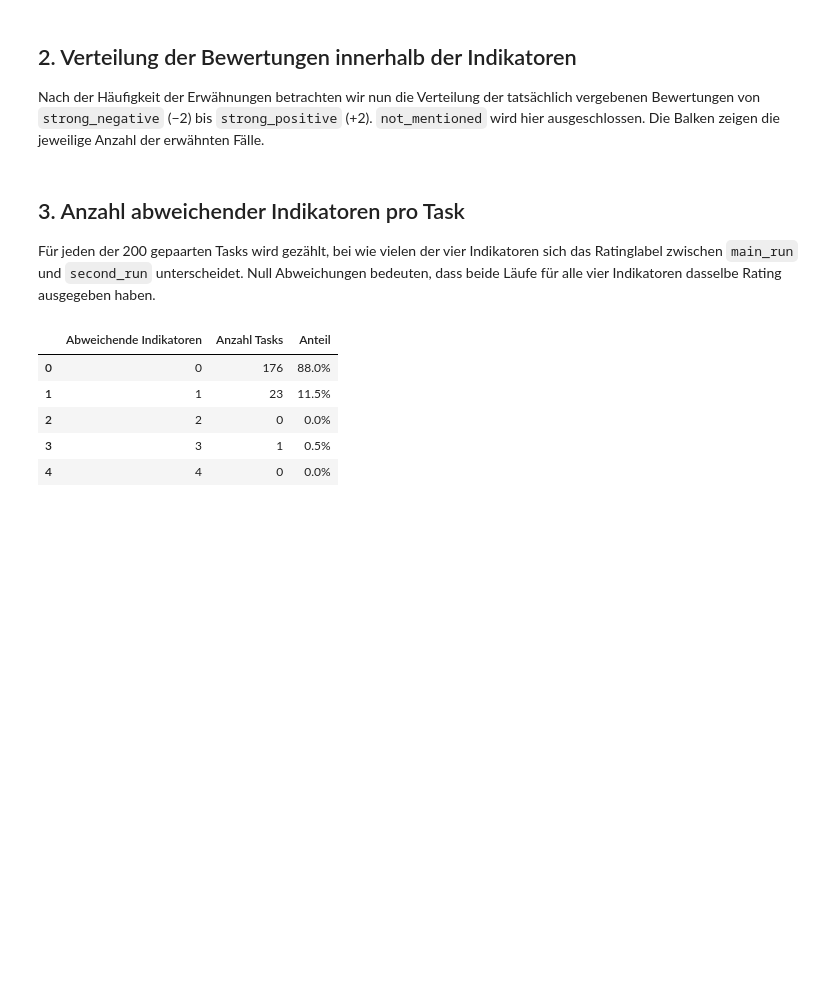
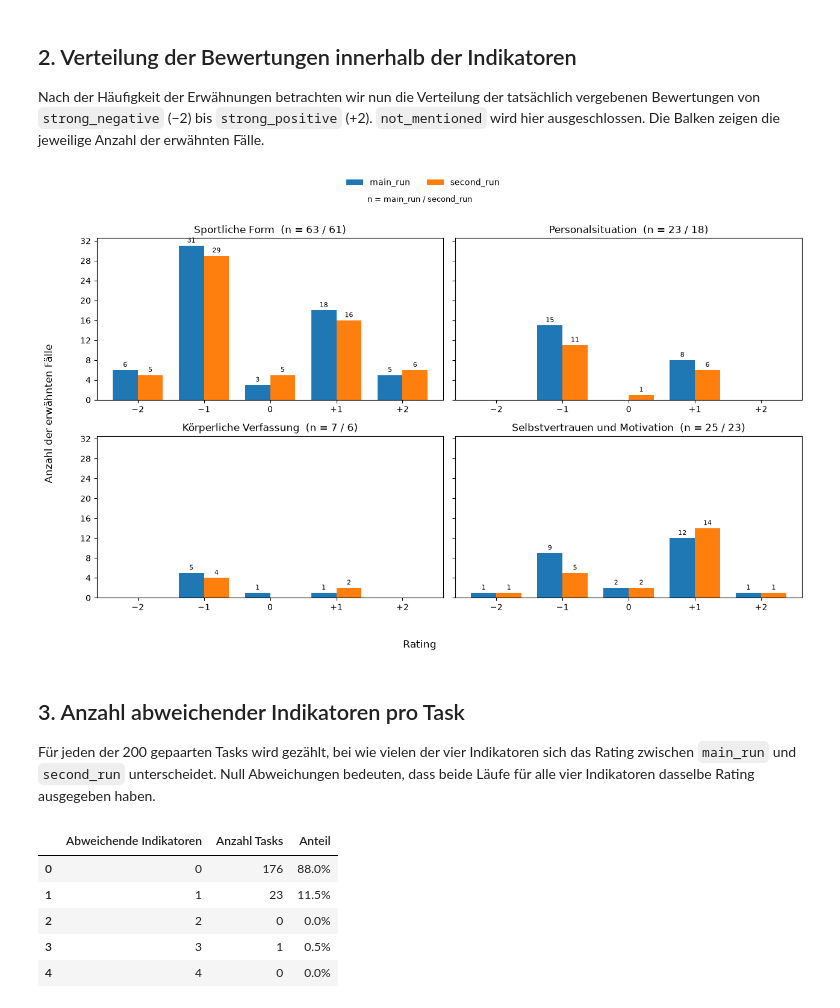
Before and after one commit to JacquesBurot/bundesliga-news-prediction, a Jupyter notebook: notebooks/02_annotation_reproducibility.ipynb, the cells around one changed output. Cells and saved outputs as stored; diff of their text form; code cells hidden in the pictures; blank space fills up the shorter version.

Commit message:
Finalize annotation reproducibility analysis notebook

```diff
--- a/notebooks/02_annotation_reproducibility.ipynb
+++ b/notebooks/02_annotation_reproducibility.ipynb
@@ -28,17 +28,7 @@ INDICATOR_LABELS = {
     "physical_readiness": "Körperliche Verfassung",
     "confidence_and_motivation": "Selbstvertrauen und Motivation",
 }
-RUN_LABELS = {
-    "main_run": "main_run",
-    "second_run": "second_run",
-}
-RATING_LABELS = {
-    "strong_negative": "-2 strong_negative",
-    "negative": "-1 negative",
-    "neutral": "0 neutral",
-    "positive": "+1 positive",
-    "strong_positive": "+2 strong_positive",
-}
+RUNS = ("main_run", "second_run")
 RATING_VALUES = {
     "strong_negative": -2,
     "negative": -1,
@@ -139,7 +128,7 @@ display(relative_annotation_counts_display)
 Nach der Häufigkeit der Erwähnungen betrachten wir nun die Verteilung der tatsächlich vergebenen Bewertungen von `strong_negative` (−2) bis `strong_positive` (+2). `not_mentioned` wird hier ausgeschlossen. Die Balken zeigen die jeweilige Anzahl der erwähnten Fälle.
 # %%
 rating_distribution_rows = []
-for run, run_label in RUN_LABELS.items():
+for run in RUNS:
     for indicator, indicator_label in INDICATOR_LABELS.items():
         ratings = [
             pair[run][indicator]["rating"]
@@ -147,63 +136,65 @@ for run, run_label in RUN_LABELS.items():
             if pair[run][indicator]["rating"] != "not_mentioned"
         ]
         rating_distribution_rows.append({
-            "Annotationslauf": run_label,
+            "Annotationslauf": run,
             "Indikator": indicator_label,
             "Bewertete Tasks": len(ratings),
             **{
-                rating_label: ratings.count(rating)
-                for rating, rating_label in RATING_LABELS.items()
+                rating: ratings.count(rating)
+                for rating in RATING_VALUES
             },
         })
 
 rating_distribution_counts = pd.DataFrame(rating_distribution_rows)
-rating_columns = list(RATING_LABELS.values())
+rating_columns = list(RATING_VALUES)
 rating_ticks = ["−2", "−1", "0", "+1", "+2"]
 x_positions = list(range(len(rating_columns)))
 bar_width = 0.38
 
 fig, axes = plt.subplots(2, 2, figsize=(13, 8), sharey=True)
-for ax, (indicator, indicator_label) in zip(
+for ax, indicator_label in zip(
     axes.flat,
-    INDICATOR_LABELS.items(),
+    INDICATOR_LABELS.values(),
 ):
     indicator_rows = rating_distribution_counts[
         rating_distribution_counts["Indikator"] == indicator_label
     ].set_index("Annotationslauf")
 
-    for run_index, (run, run_label) in enumerate(RUN_LABELS.items()):
-        values = indicator_rows.loc[run_label, rating_columns].to_numpy(dtype=int)
+    for run_index, run in enumerate(RUNS):
+        values = indicator_rows.loc[run, rating_columns].to_numpy(dtype=int)
         offset = (run_index - 0.5) * bar_width
         bars = ax.bar(
             [position + offset for position in x_positions],
             values,
             width=bar_width,
-            label=run_label,
+            label=run,
         )
         ax.bar_label(
             bars,
             labels=[str(value) if value > 0 else "" for value in values],
             padding=2,
             fontsize=8,
         )
 
     main_n = int(indicator_rows.loc["main_run", "Bewertete Tasks"])
     second_n = int(indicator_rows.loc["second_run", "Bewertete Tasks"])
     ax.set_title(f"{indicator_label}  (n = {main_n} / {second_n})")
     ax.set_xticks(x_positions, rating_ticks)
     ax.yaxis.set_major_locator(MaxNLocator(integer=True))
 
 handles, labels = axes.flat[0].get_legend_handles_labels()
 fig.legend(handles, labels, loc="upper center", ncol=2, frameon=False)
 fig.supxlabel("Rating")
 fig.supylabel("Anzahl der erwähnten Fälle")
 fig.text(0.5, 0.94, "n = main_run / second_run", ha="center", fontsize=9)
 fig.tight_layout(rect=(0.03, 0.03, 1, 0.91))
 plt.show()
+# %% [output]
+[figure, added]
 # %% [markdown]
 ## 3. Anzahl abweichender Indikatoren pro Task
 
-Für jeden der 200 gepaarten Tasks wird gezählt, bei wie vielen der vier Indikatoren sich das Ratinglabel zwischen `main_run` und `second_run` unterscheidet. Null Abweichungen bedeuten, dass beide Läufe für alle vier Indikatoren dasselbe Rating ausgegeben haben.
+Für jeden der 200 gepaarten Tasks wird gezählt, bei wie vielen der vier Indikatoren sich das Rating zwischen `main_run` und `second_run` unterscheidet. Null Abweichungen bedeuten, dass beide Läufe für alle vier Indikatoren dasselbe Rating ausgegeben haben.
 # %%
 different_indicators_per_task = [
     sum(
```
Also changed, not shown: parts of 4 cells of this notebook.
